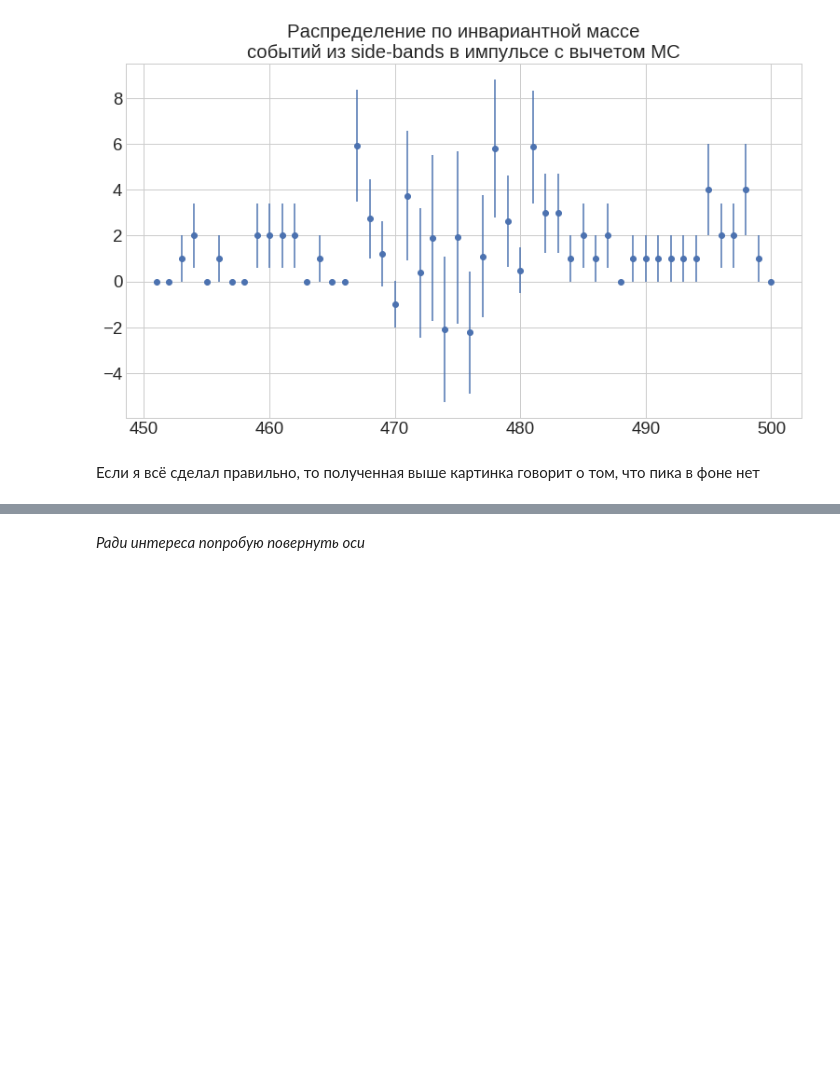
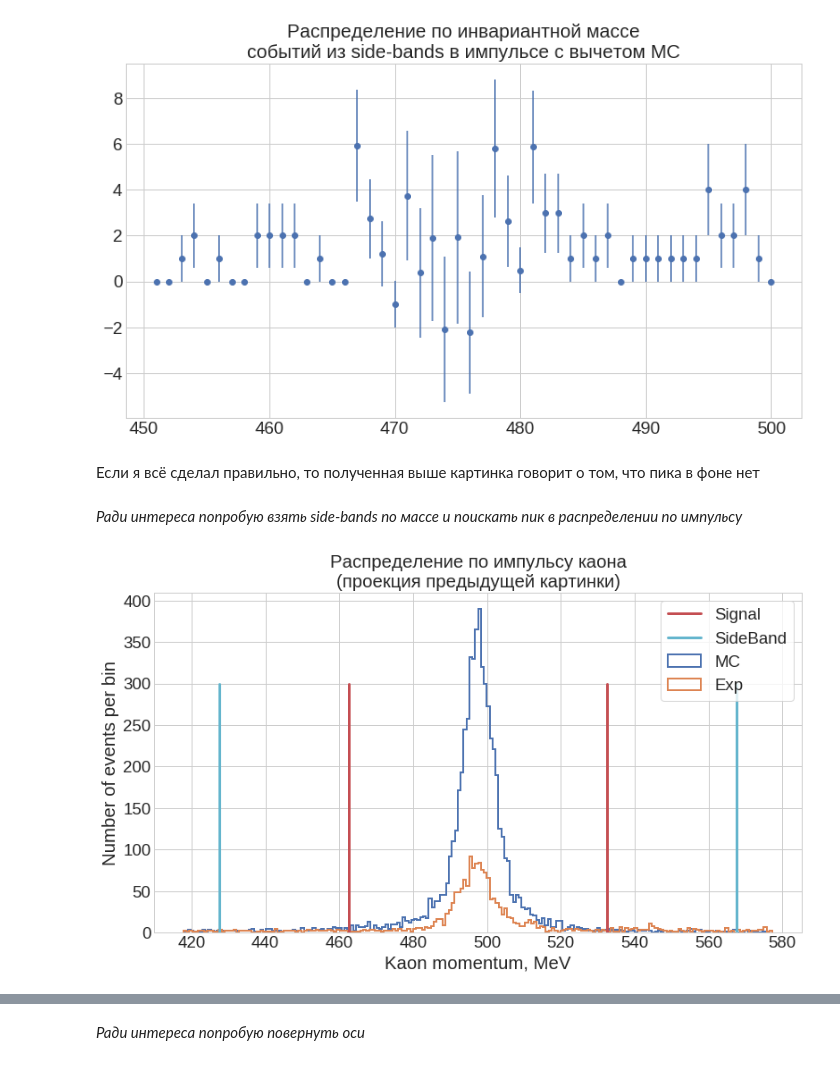
Before and after one commit to nikita-p/research, a Jupyter notebook: uproot/Journal/7. Correlated selection and fit.ipynb, the cells around one changed output, grey strips where cells are left out. Cells and saved outputs as stored; diff of their text form; code cells hidden in the pictures; blank space fills up the shorter version.

```diff
--- a/uproot/Journal/7. Correlated selection and fit.ipynb
+++ b/uproot/Journal/7. Correlated selection and fit.ipynb
@@ -156,3 +161,22 @@ plt.title("Распределение по инвариантной массе\n
 [figure]
 # %% [markdown]
 Если я всё сделал правильно, то полученная выше картинка говорит о том, что пика в фоне нет
+# %% [markdown]
+*Ради интереса попробую взять side-bands по массе и поискать пик в распределении по импульсу*
+# %%
+m0 = 497.6
+m_cut = 35
+sideband = 2*m_cut
+plt.hist(mom_df_mc.mass, bins=200, histtype='step', lw=2, label='MC');
+plt.hist(mom_df_exp.mass, bins=200, histtype='step', lw=2, label='Exp');
+plt.plot([m0-m_cut, m0-m_cut], [0, 300], c='r', lw=3)
+plt.plot([m0+m_cut, m0+m_cut], [0, 300], c='r', lw=3, label='Signal')
+plt.plot([m0-sideband, m0-sideband], [0, 300], c='c', lw=3)
+plt.plot([m0+sideband, m0+sideband], [0, 300], c='c', lw=3, label='SideBand');
+plt.legend(frameon=True, loc='upper right')
+plt.title('Распределение по импульсу каона\n(проекция предыдущей картинки)')
+plt.ylabel('Number of events per bin');
+plt.xlabel('Kaon momentum, MeV');
+# plt.xlim(100, 500)
+# %% [output]
+[figure, added]
```
Also changed, not shown: parts of 16 cells of this notebook, 7 other files.
